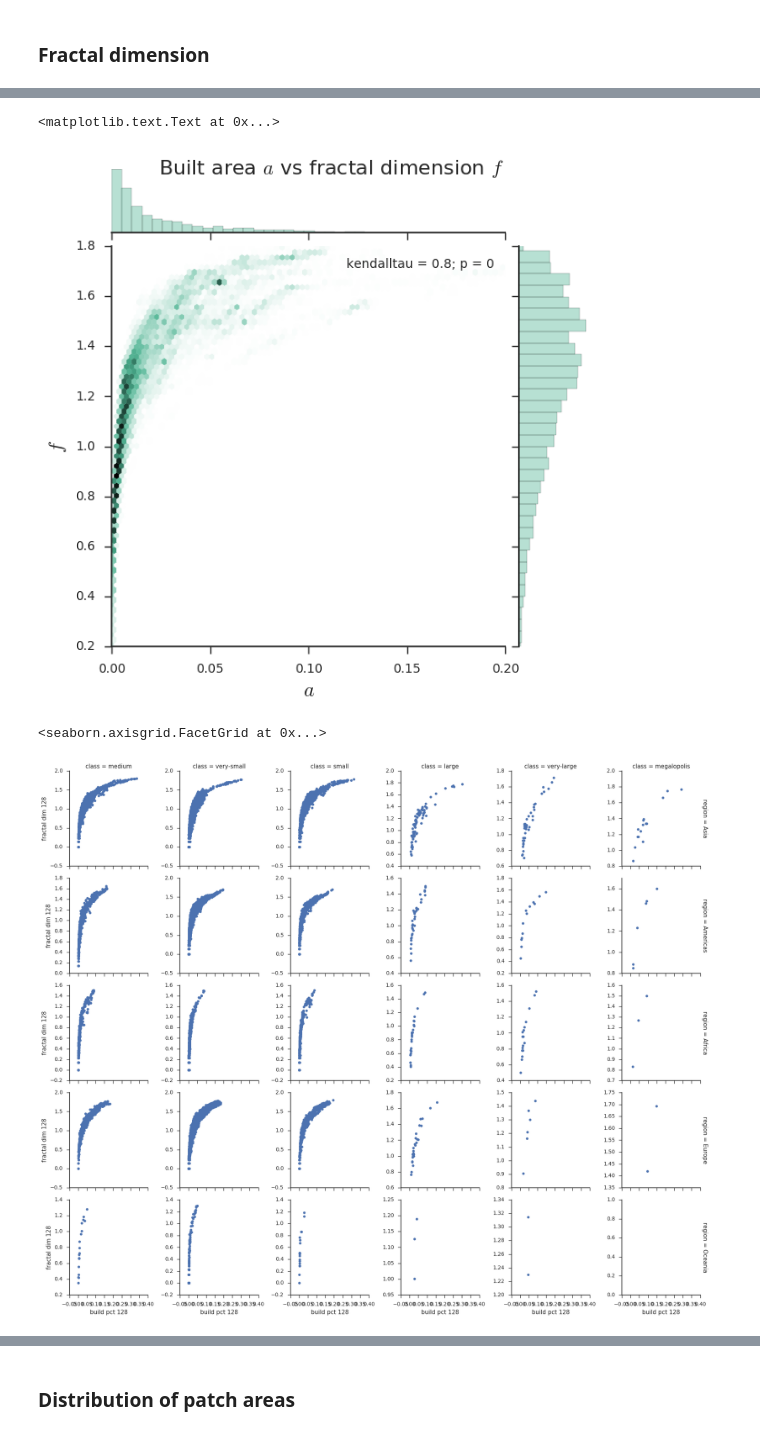
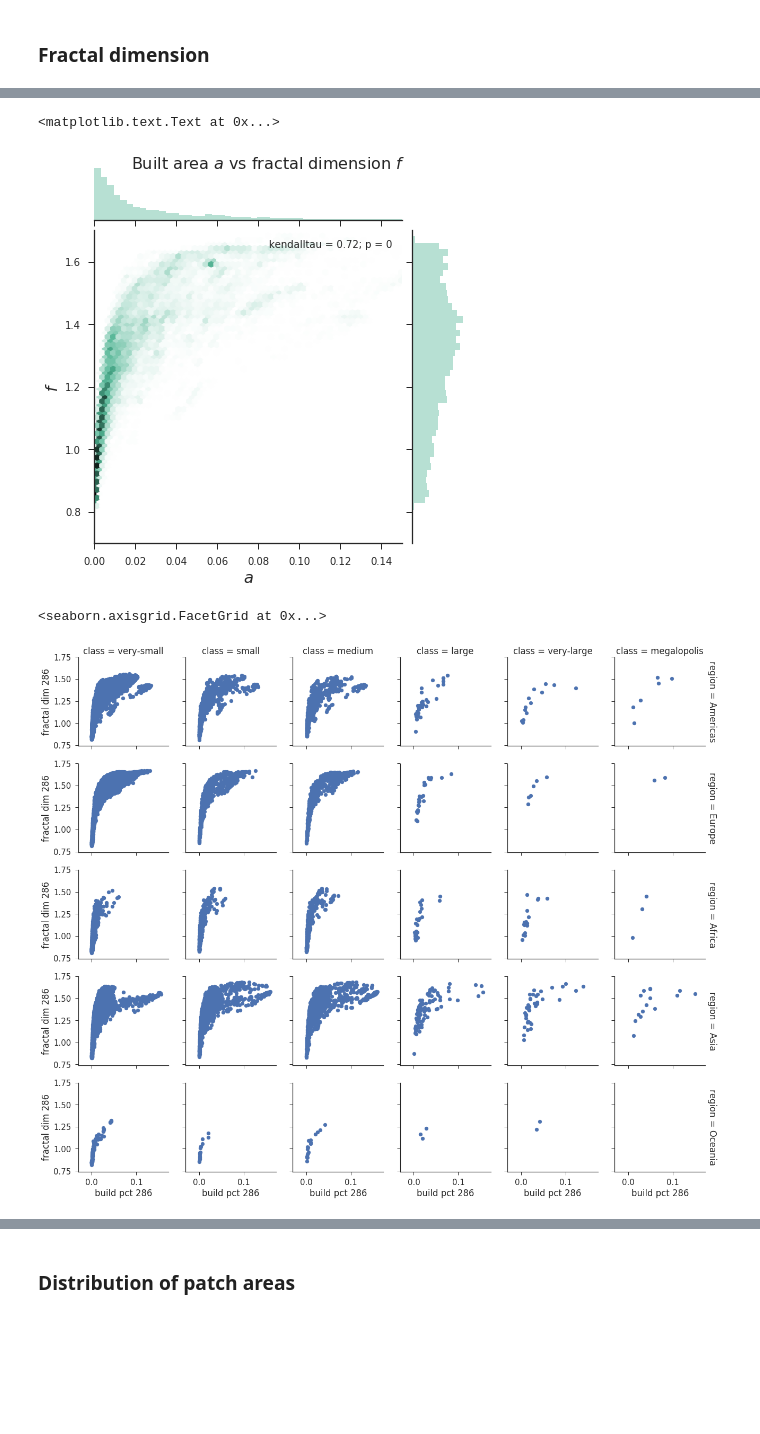
Before and after one commit to adrianalbert/urbanization-patterns, a Jupyter notebook: analysis/Analyze summary statistics.ipynb, the cells around one changed output, grey strips where cells are left out. Saved outputs shown, nothing was run; the diff lists cells and outputs as text; code cells hidden in the pictures; blank space fills up the shorter version.

```diff
--- a/analysis/Analyze summary statistics.ipynb
+++ b/analysis/Analyze summary statistics.ipynb
@@ -39,7 +39,7 @@ def parse_list(s):
 # Real cities
 # %%
 files_df = pd.read_csv("/home/data/world-cities/urban_areas_over_10kpop_stats.csv")
-cols_to_parse = ["patch distr", "top patch areas"]
+cols_to_parse = ["patch distr", "top patch areas", "box counts"]
 for c in files_df.columns:
     if len([x for x in cols_to_parse if x in c])>0:
         files_df[c] = files_df[c].apply(parse_list)
@@ -83,0 +85,4 @@ plt.ylabel("# cities")
+# %%
+sns.set_context("notebook", font_scale=1.5)
+g = sns.FacetGrid(files_df, col="class", margin_titles=True, sharey=False)
+g.map(sns.distplot, "build pct 286")
@@ -125,19 +127,20 @@ plt.ylabel("# cities")
 from scipy.stats import kendalltau
 sns.set(style="ticks")
 
-g = sns.jointplot(files_df['build pct 448'].values,
-              files_df['fractal dim 448'].values, xlim=(0,0.2), ylim=(0.2,1.8),
+g = sns.jointplot(files_df['build pct 286'].values,
+              files_df['fractal dim 286'].values, xlim=(0,0.15), ylim=(0.7,1.7),
               kind="hex", stat_func=kendalltau, color="#4CB391")
 g.fig.suptitle("Built area $a$ vs fractal dimension $f$", fontsize=16)
 g.ax_joint.set_xlabel("$a$", fontsize=16)
 g.ax_joint.set_ylabel("$f$", fontsize=16)
 # %% [output]
 <matplotlib.text.Text at 0x...>
-[figure, old version]
+[figure, new version]
 # %%
-g = sns.FacetGrid(files_df, col="class", row="region", margin_titles=True, sharey=False)
-g.map(sns.plt.scatter, "build pct 128", "fractal dim 128")
+sns.set_context("notebook", font_scale=1.5)
+g = sns.FacetGrid(files_df, col="class", row="region", margin_titles=True, sharey=True)
+g.map(sns.plt.scatter, "build pct 286", "fractal dim 286")
 # %% [output]
 <seaborn.axisgrid.FacetGrid at 0x...>
-[figure, old version]
+[figure, new version]
 # %% [markdown]
```
Also changed, not shown: parts of 29 cells of this notebook, 3 other files.
